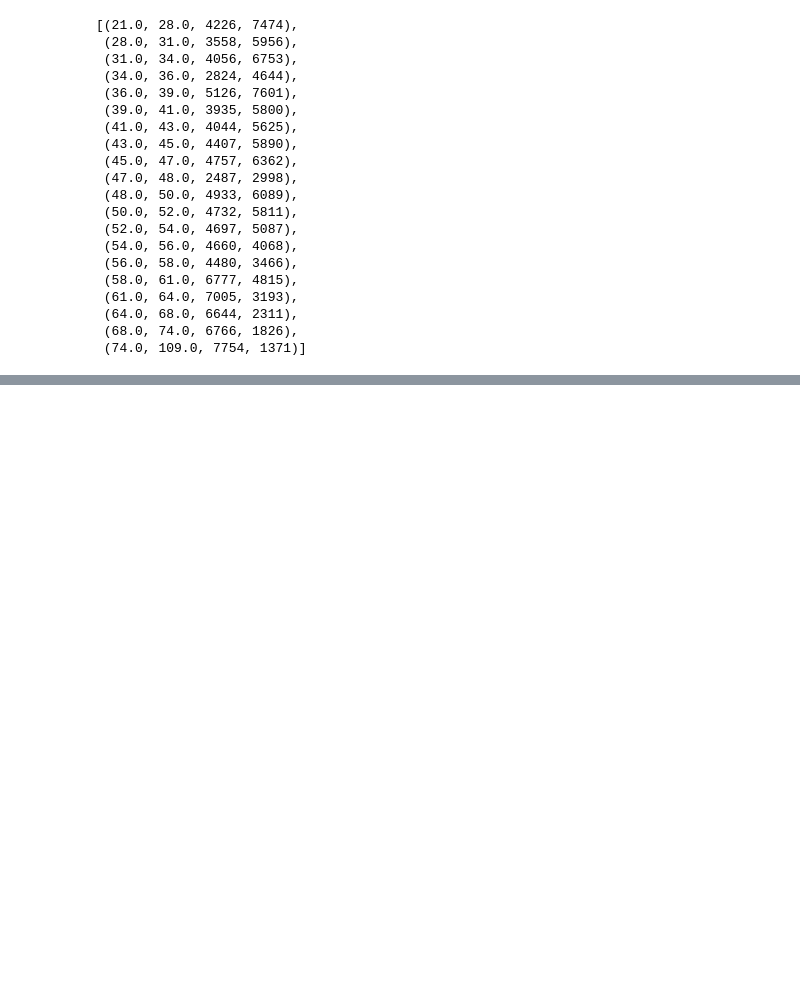
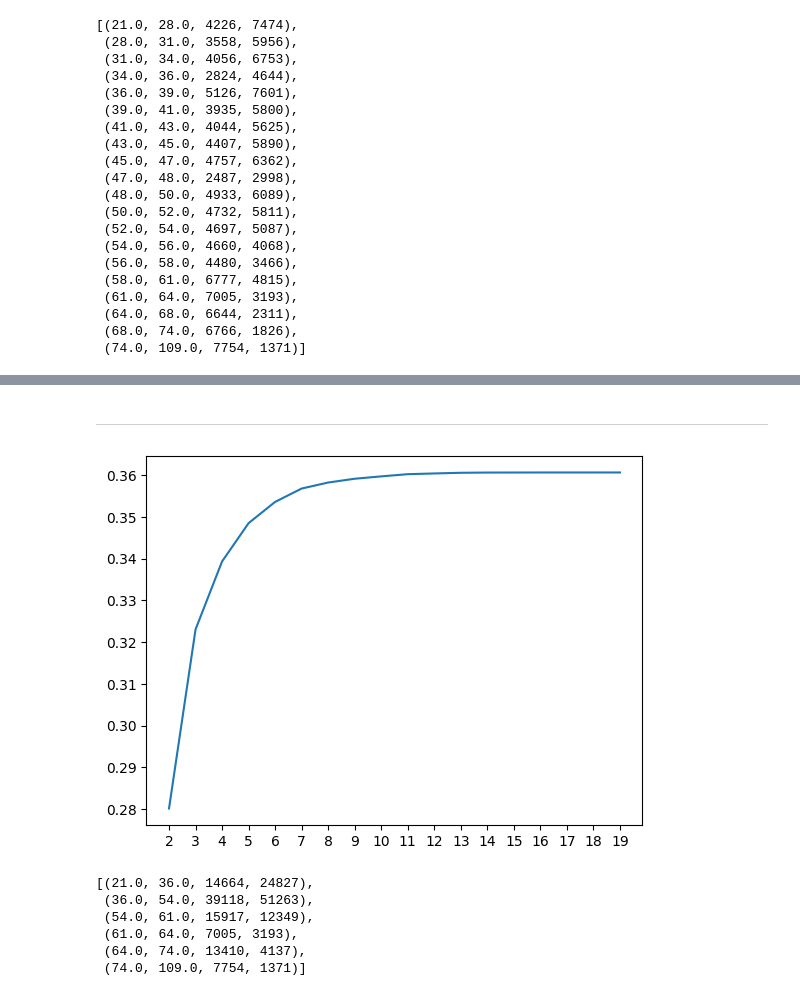
Before and after one commit to Ripple3547/caicai-sklearn, a Jupyter notebook: codes/5.ipynb, the cells around one changed output, grey strips where cells are left out. Cells and saved outputs as stored; diff of their text form; code cells hidden in the pictures; blank space fills up the shorter version.

Commit message:
vault backup: 2026-08-29 22:43:26, 5 files committed.
Affected files:
5 逻辑回归.md
codes/5.ipynb
codes/score_data.csv
image/image-12.webp
image/image-13.webp

```diff
--- a/codes/5.ipynb
+++ b/codes/5.ipynb
@@ -536,0 +570,5 @@ num_bins
+# %%
+df["woe"] = np.log(df["good%"] / df["bad%"])
+# %%
+rate = df["good%"] - df["bad%"]
+iv = np.sum(rate * df.woe)
@@ -536,0 +597,2 @@ num_bins
+# %% [markdown]
+---
@@ -536,0 +603,39 @@ num_bins
+# %%
+num_bins_ = num_bins.copy()
+# %%
+IV = []
+axisx = []
+# 计算相关度
+
+
+while len(num_bins_) > 2:
+    pvs = []
+    for i in range(len(num_bins_) - 1):
+        x1 = num_bins_[i][2:]
+        x2 = num_bins_[i+1][2:]
+
+        p = scipy.stats.chi2_contingency([x1,x2])[1]
+        pvs.append(p)
+
+    # p值最大的两组合并
+    i = pvs.index(max(pvs))
+    num_bins_[i:i+2] = [
+        (
+            num_bins_[i][0],
+            num_bins_[i+1][1],
+            num_bins_[i][2] + num_bins_[i+1][2],
+            num_bins_[i][3] + num_bins_[i+1][3]
+        )
+    ]
+
+    # 计算 IV值
+    df = get_woe(num_bins_)
+    axisx.append(len(num_bins_))
+    IV.append(get_iv(df))
+# %%
+plt.figure()
+plt.plot(axisx, IV)
+plt.xticks(axisx)
+plt.show()
+# %% [output]
+[figure, added]
@@ -536,0 +666,10 @@ num_bins
+# %%
+afterbins = get_bins(num_bins, 6)
+afterbins
+# %% [output]
+[(21.0, 36.0, 14664, 24827),
+ (36.0, 54.0, 39118, 51263),
+ (54.0, 61.0, 15917, 12349),
+ (61.0, 64.0, 7005, 3193),
+ (64.0, 74.0, 13410, 4137),
+ (74.0, 109.0, 7754, 1371)]
```
Also changed, not shown: parts of 49 cells of this notebook, 4 other files.
